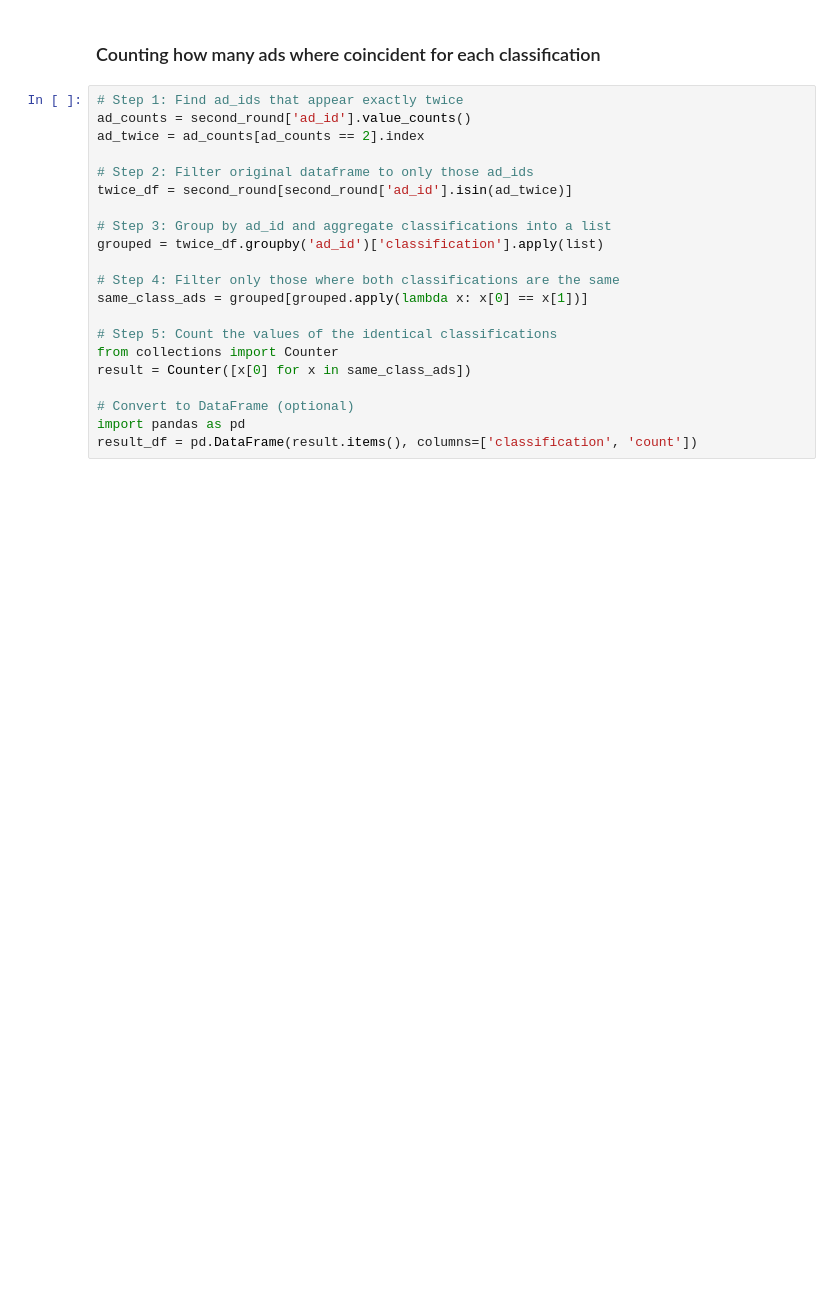
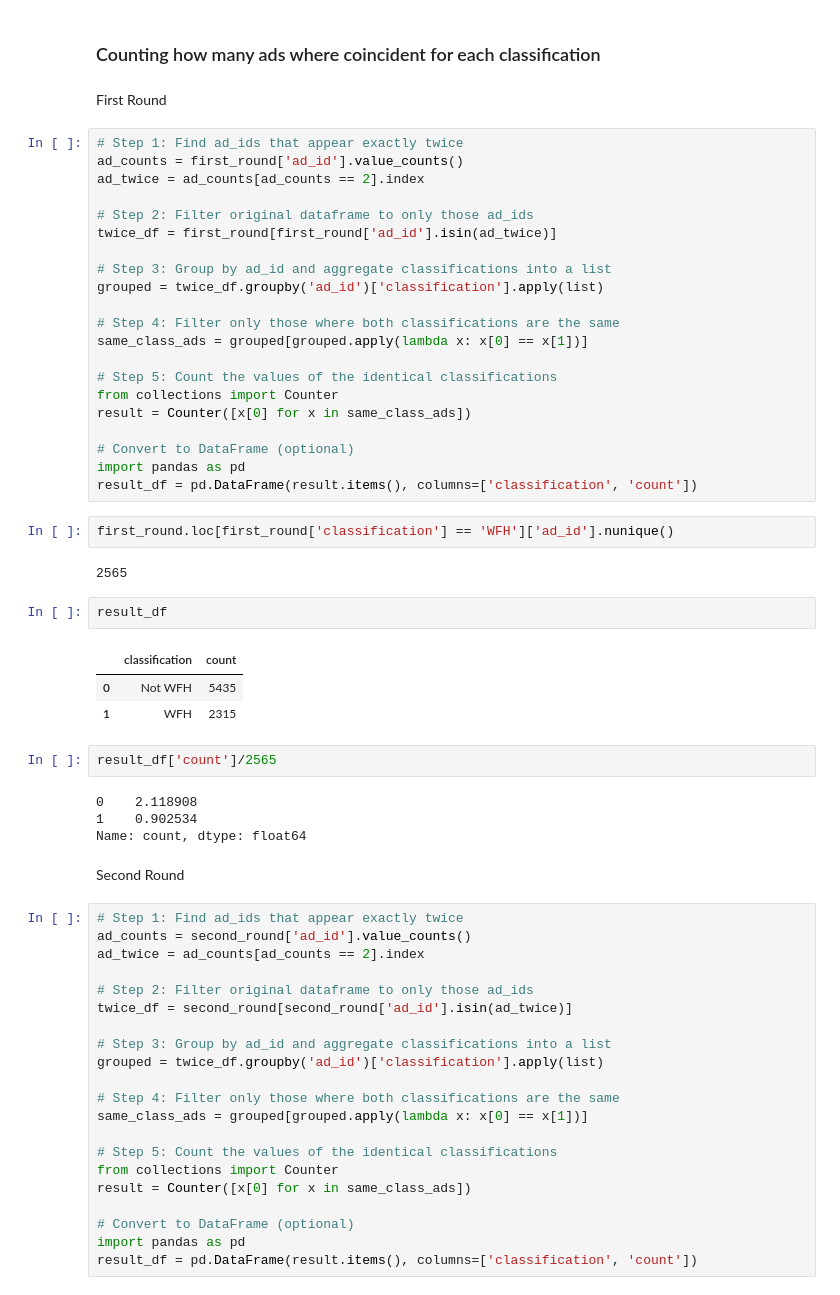
Before and after one commit to oejaramillo/WFH-Project, a Jupyter notebook: classification_exploration.ipynb, the cells around one changed output. Drawn from its saved outputs; the diff is of its cells as text; blank space fills up the shorter version.

```diff
--- a/classification_exploration.ipynb
+++ b/classification_exploration.ipynb
@@ -143,6 +147,47 @@ first_round['classifier_id'].nunique()
 50
 # %% [markdown]
 ### Counting how many ads where coincident for each classification
+# %% [markdown]
+First Round
+# %%
+# Step 1: Find ad_ids that appear exactly twice
+ad_counts = first_round['ad_id'].value_counts()
+ad_twice = ad_counts[ad_counts == 2].index
+
+# Step 2: Filter original dataframe to only those ad_ids
+twice_df = first_round[first_round['ad_id'].isin(ad_twice)]
+
+# Step 3: Group by ad_id and aggregate classifications into a list
+grouped = twice_df.groupby('ad_id')['classification'].apply(list)
+
+# Step 4: Filter only those where both classifications are the same
+same_class_ads = grouped[grouped.apply(lambda x: x[0] == x[1])]
+
+# Step 5: Count the values of the identical classifications
+from collections import Counter
+result = Counter([x[0] for x in same_class_ads])
+
+# Convert to DataFrame (optional)
+import pandas as pd
+result_df = pd.DataFrame(result.items(), columns=['classification', 'count'])
+# %%
+first_round.loc[first_round['classification'] == 'WFH']['ad_id'].nunique()
+# %% [output]
+2565
+# %%
+result_df
+# %% [output]
+|  | classification | count |
+| 0 | Not WFH | 5435 |
+| 1 | WFH | 2315 |
+# %%
+result_df['count']/2565
+# %% [output]
+0    2.118908
+1    0.902534
+Name: count, dtype: float64
+# %% [markdown]
+Second Round
 # %%
 # Step 1: Find ad_ids that appear exactly twice
 ad_counts = second_round['ad_id'].value_counts()
```
Also changed, not shown: parts of 5 cells of this notebook, 8 other files.
